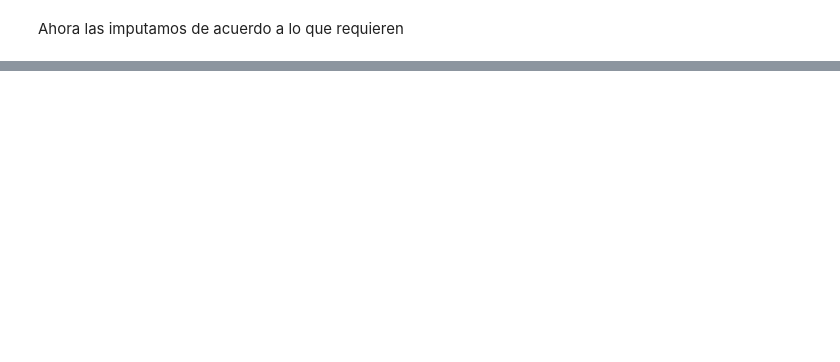
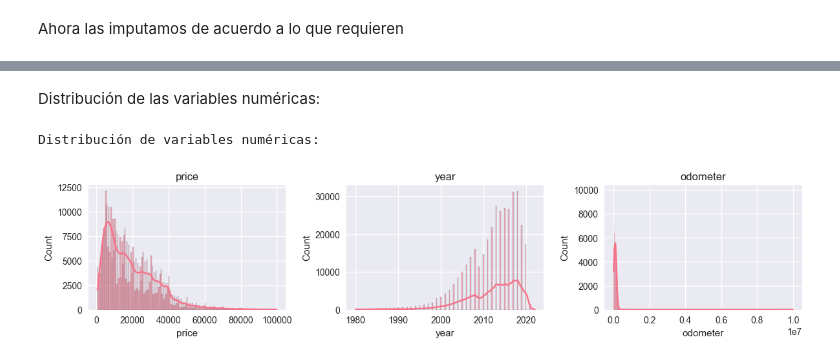
Before and after one commit to MariaClara091/jbook_mlproyect2, a Jupyter notebook: _sources/Prueba2now.ipynb, the cells around one changed output, grey strips where cells are left out. Saved outputs shown, nothing was run; the diff lists cells and outputs as text; code cells hidden in the pictures; blank space fills up the shorter version.

```diff
--- a/_sources/Prueba2now.ipynb
+++ b/_sources/Prueba2now.ipynb
@@ -126,32 +126,21 @@ Para las variables categóricas, como la manufactura, con un 4% de nulos, el mod
 
 Por ello, al haber presencia de datos faltantes en la mayoría de variables, iniciamos su tratamiento para luego verificar distribución después de imputar para analizar si no se distorsionaron los datos.
 # %%
-print("Análisis de datos faltantes")
 total_registros = len(dataset)
 faltantes_por_columna = dataset.isnull().sum()
 porcentaje_faltantes = (faltantes_por_columna / total_registros) * 100
-
 analisis_faltantes = pd.DataFrame({
     'Valores_Faltantes': faltantes_por_columna,
     'Porcentaje_Faltantes': porcentaje_faltantes
 })
+print("Análisis de faltantes:")
 print(analisis_faltantes.sort_values('Porcentaje_Faltantes', ascending=False))
-print("\n")
-
 variables_eliminar_faltantes = analisis_faltantes[analisis_faltantes['Porcentaje_Faltantes'] > 40].index.tolist()
 variables_imputar = analisis_faltantes[(analisis_faltantes['Porcentaje_Faltantes'] > 0) &
                                      (analisis_faltantes['Porcentaje_Faltantes'] <= 40)].index.tolist()
 variables_limpias = analisis_faltantes[analisis_faltantes['Porcentaje_Faltantes'] == 0].index.tolist()
 
-print("Clasificación de las variables")
-print(f"Podemos eliminar la variable con un porcentaje aprox. mayor a 40% de faltantes: {len(variables_eliminar_faltantes)} variables")
-for var in variables_eliminar_faltantes:
-    print(f"   - {var}: {analisis_faltantes.loc[var, 'Porcentaje_Faltantes']:.1f}% faltantes")
-
-print(f"Podemos imputar la variable con un porcentaje aprox. entre 0-40% de faltantes: {len(variables_imputar)} variables")
-for var in variables_imputar:
-    print(f"   - {var}: {analisis_faltantes.loc[var, 'Porcentaje_Faltantes']:.1f}% faltantes")
-
-print(f"Variables limpias con un porcentaje de 0% de faltantes: {len(variables_limpias)} variables")
-print("   -", ", ".join(variables_limpias))
+print(f"Podemos eliminar esta (s) variables pues tiene un porcentaje aprox. mayor a 40% de faltantes: {len(variables_eliminar_faltantes)} variables")
+print(f"Podemos hacer proceso de imputación con esta (s) variables pues tiene un porcentaja aprox. entre 0-40% de faltantes: {len(variables_imputar)} variables")
+print(f"Variables limpias pues tienen un porcentaje de 0% de faltantes: {len(variables_limpias)} variables")
 # %% [output]
@@ -182,10 +171,10 @@ def identificar_variables_irrelevantes(dataset):
         'id', 'url', 'region_url', 'image_url', 'description',
         'posting_date', 'VIN', 'county', 'lat', 'long'
     ]
-    variables_irrelevantes = [col for col in variables_irrelevantes if col in dataset.columns]
+    return [col for col in variables_irrelevantes if col in dataset.columns]
 
-    return variables_irrelevantes
 variables_irrelevantes = identificar_variables_irrelevantes(dataset)
+
 print("Variables irrelevantes:")
 for i, col in enumerate(variables_irrelevantes, 1):
     print(f"{i}. {col}")
@@ -337,0 +338,10 @@ Valores faltantes restantes: 0
+# %%
+categorical_features_to_encode = []
+for col in dataset_clean.columns:
+    if dataset_clean[col].dtype == 'object' and col not in ['price', 'HighDemand']:
+        categorical_features_to_encode.append(col)
+
+print("Variables categóricas:")
+for i, col in enumerate(categorical_features_to_encode, 1):
+    n_categories = dataset_clean[col].nunique()
+    print(f"{i}. {col} ({n_categories} categorías)")
@@ -357,0 +408,17 @@ Porcentaje de alta demanda: 50.0%
+# %% [markdown]
+Distribución de las variables numéricas:
+# %%
+numeric_cols = dataset_clean.select_dtypes(include=['int64', 'float64']).columns.tolist()
+print("\nDistribución de variables numéricas:")
+chunk_size = 30
+for j in range(0, len(numeric_cols), chunk_size):
+    plt.figure(figsize=(20, 15))
+    for i, col in enumerate(numeric_cols[j:j+chunk_size]):
+        plt.subplot(6, 5, i+1)
+        sns.histplot(dataset_clean[col], kde=True)
+        plt.title(col)
+    plt.tight_layout()
+    plt.show()
+# %% [output]
+Distribución de variables numéricas:
+[figure, added]
```
Also changed, not shown: parts of 31 cells of this notebook, 19 other files.
